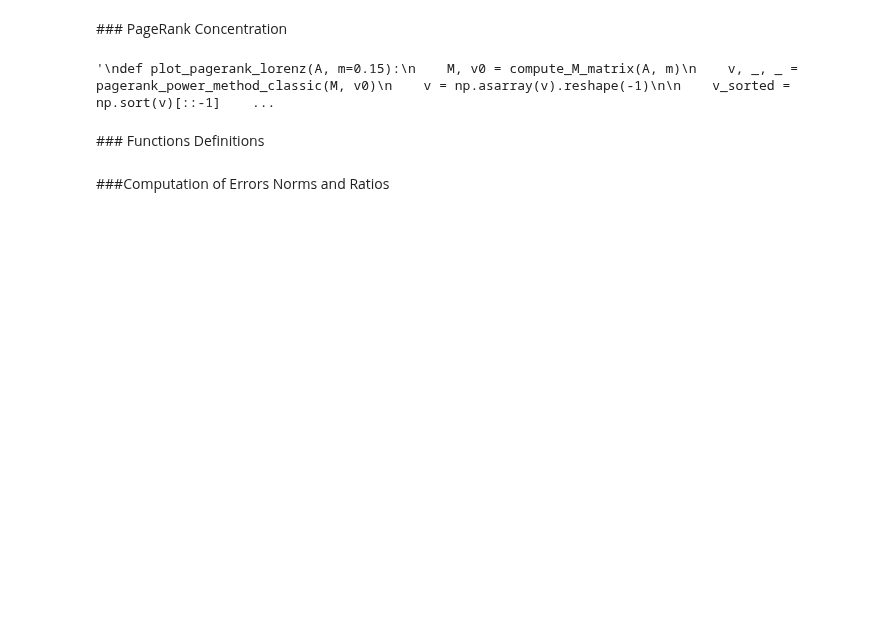
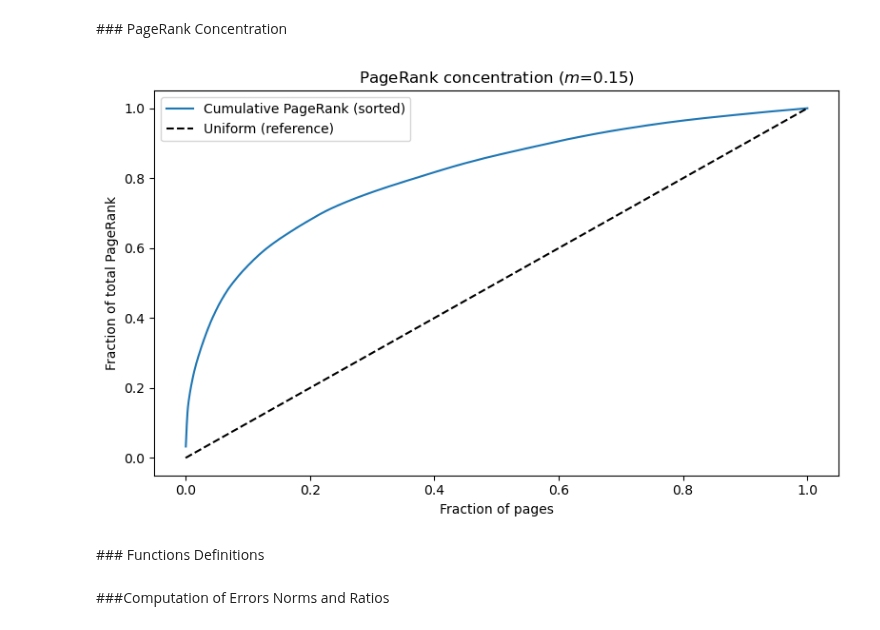
Before and after one commit to giorgiozoccatelli/ComputationalLinearAlgebra, a Jupyter notebook: PageRank/es11.ipynb, the cells around one changed output. Cells and saved outputs as stored; diff of their text form; code cells hidden in the pictures; blank space fills up the shorter version.

```diff
--- a/PageRank/es11.ipynb
+++ b/PageRank/es11.ipynb
@@ -683,32 +613,32 @@ plot_pagerank_hist_and_cdf(A, m=0.15, bins=50)'''
 # %% [markdown]
 ### PageRank Concentration
 # %%
-'''
+
 def plot_pagerank_lorenz(A, m=0.15):
     M, v0 = compute_M_matrix(A, m)
     v, _, _ = pagerank_power_method_classic(M, v0)
     v = np.asarray(v).reshape(-1)
 
     v_sorted = np.sort(v)[::-1]
     cum_rank = np.cumsum(v_sorted)
     cum_rank /= cum_rank[-1]
 
     N = len(v)
     x = np.arange(1, N+1) / N
 
     plt.figure(figsize=(8, 5))
     plt.plot(x, cum_rank, label="Cumulative PageRank (sorted)")
     plt.plot([0, 1], [0, 1], "k--", label="Uniform (reference)")
     plt.xlabel("Fraction of pages")
     plt.ylabel("Fraction of total PageRank")
     plt.title(f"PageRank concentration ($m$={m:.2f})")
     plt.legend()
     plt.tight_layout()
     plt.show()
 
-plot_pagerank_lorenz(A, m=0.15)'''
+plot_pagerank_lorenz(A, m=0.15)
 # %% [output]
-'\ndef plot_pagerank_lorenz(A, m=0.15):\n    M, v0 = compute_M_matrix(A, m)\n    v, _, _ = pagerank_power_method_classic(M, v0)\n    v = np.asarray(v).reshape(-1)\n\n    v_sorted = np.sort(v)[::-1]    ...
+[figure, added]
 # %% [markdown]
 ### Functions Definitions
 # %%
```
Also changed, not shown: parts of 12 cells of this notebook.
